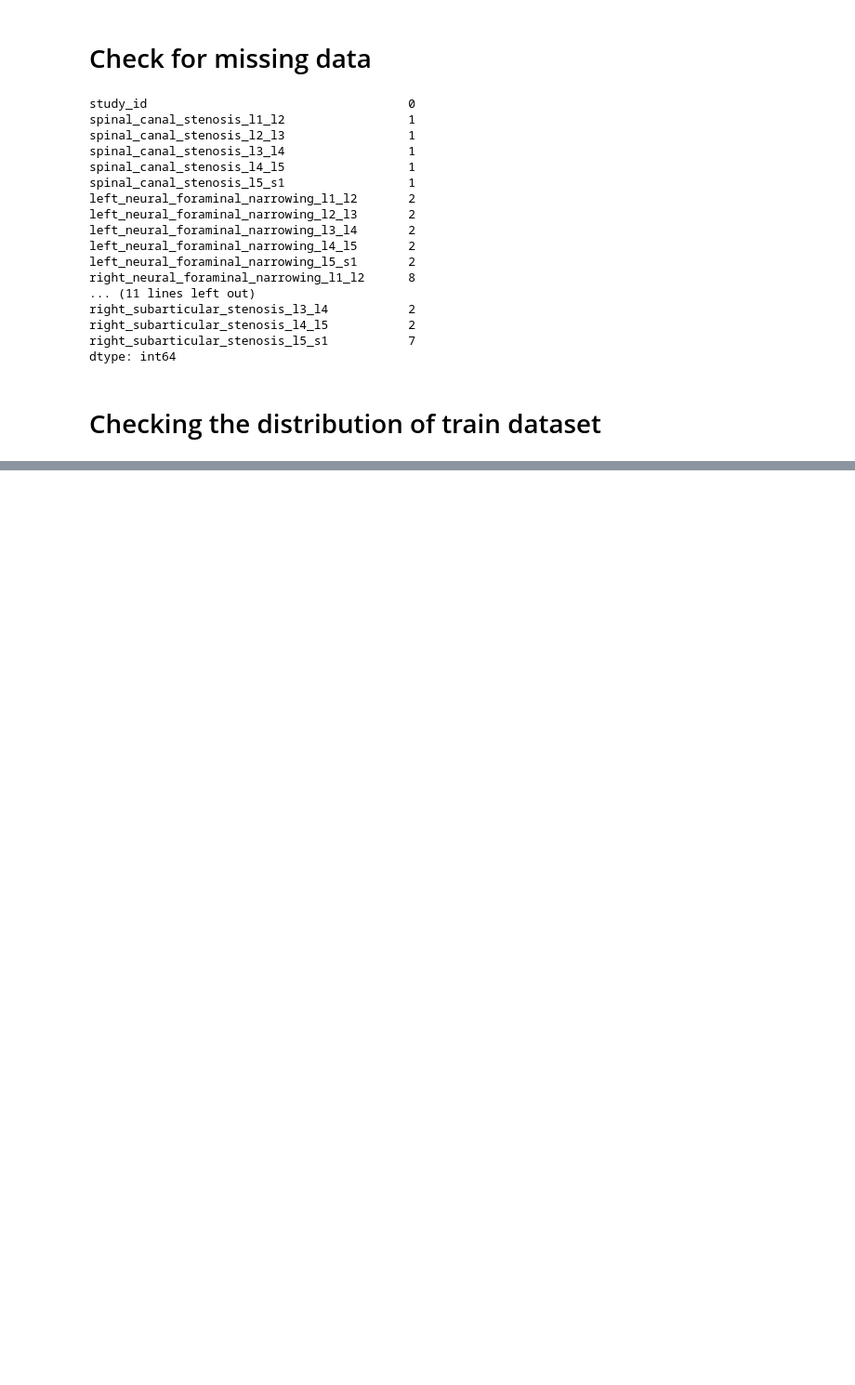
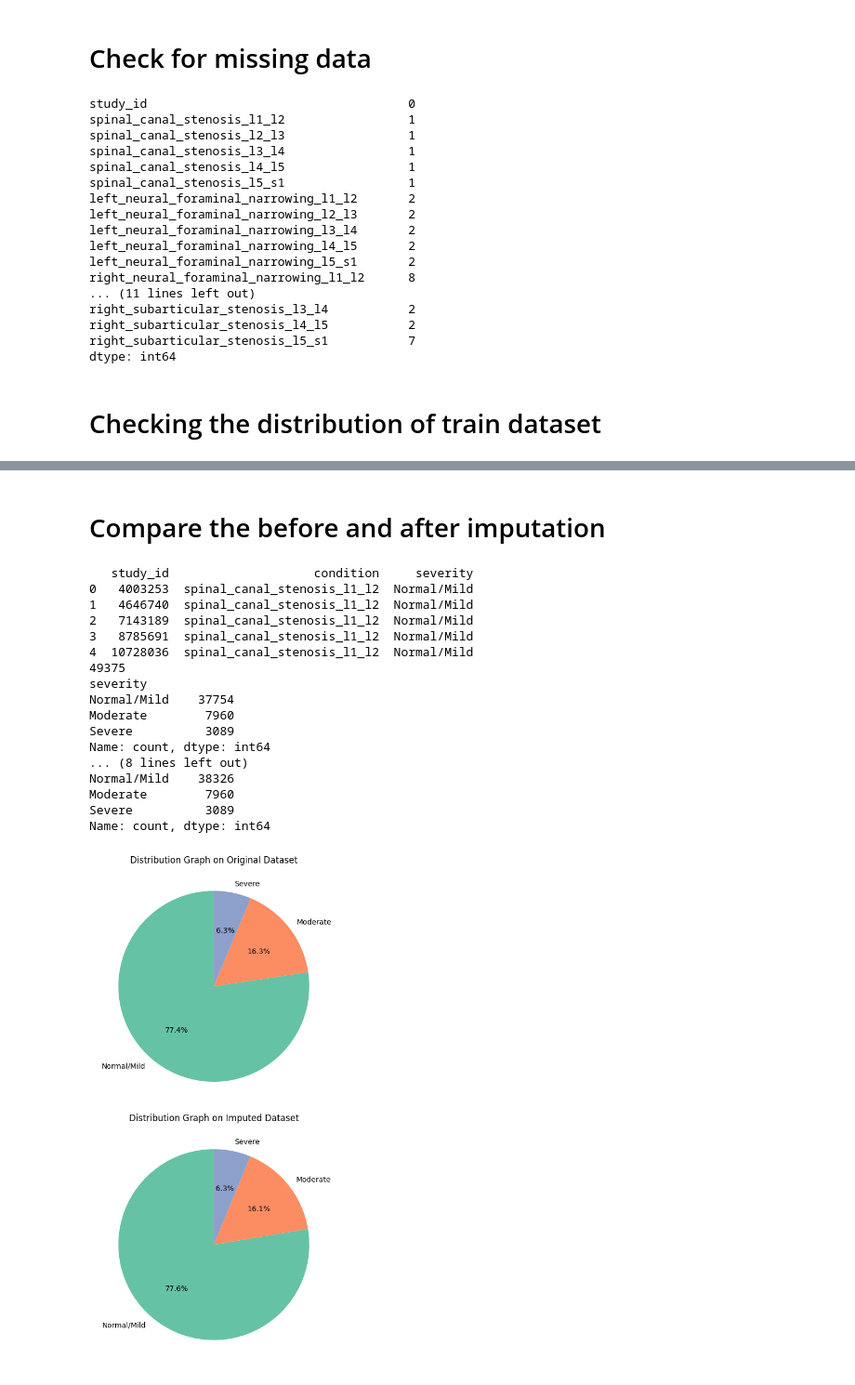
Before and after one commit to SRshohan/Research_lumber_spine, a Jupyter notebook: rsna-draw-image-original-and-with-label.ipynb, the cells around one changed output, grey strips where cells are left out. Shown at 93% size. Cells and saved outputs as stored; diff of their text form; code cells hidden in the pictures; blank space fills up the shorter version.

```diff
--- a/rsna-draw-image-original-and-with-label.ipynb
+++ b/rsna-draw-image-original-and-with-label.ipynb
@@ -245,0 +295,30 @@ Name: count, dtype: int64
+# %% [markdown]
+# Compare the before and after imputation
+# %%
+fig, axes = plt.subplots(nrows=2, ncols=1, figsize=(15,10))
+
+distribution_graph(axes[0], df, "Distribution Graph on Original Dataset")
+distribution_graph(axes[1], df_copy, "Distribution Graph on Imputed Dataset")
+
+# Display the plots
+plt.tight_layout()
+plt.show()
+# %% [output]
+   study_id                    condition     severity
+0   4003253  spinal_canal_stenosis_l1_l2  Normal/Mild
+1   4646740  spinal_canal_stenosis_l1_l2  Normal/Mild
+2   7143189  spinal_canal_stenosis_l1_l2  Normal/Mild
+3   8785691  spinal_canal_stenosis_l1_l2  Normal/Mild
+4  10728036  spinal_canal_stenosis_l1_l2  Normal/Mild
+49375
+severity
+Normal/Mild    37754
+Moderate        7960
+Severe          3089
+Name: count, dtype: int64
+... (8 lines left out)
+Normal/Mild    38326
+Moderate        7960
+Severe          3089
+Name: count, dtype: int64
+[figure, added]
```
Also changed, not shown: parts of 5 cells of this notebook, 1 other file.
